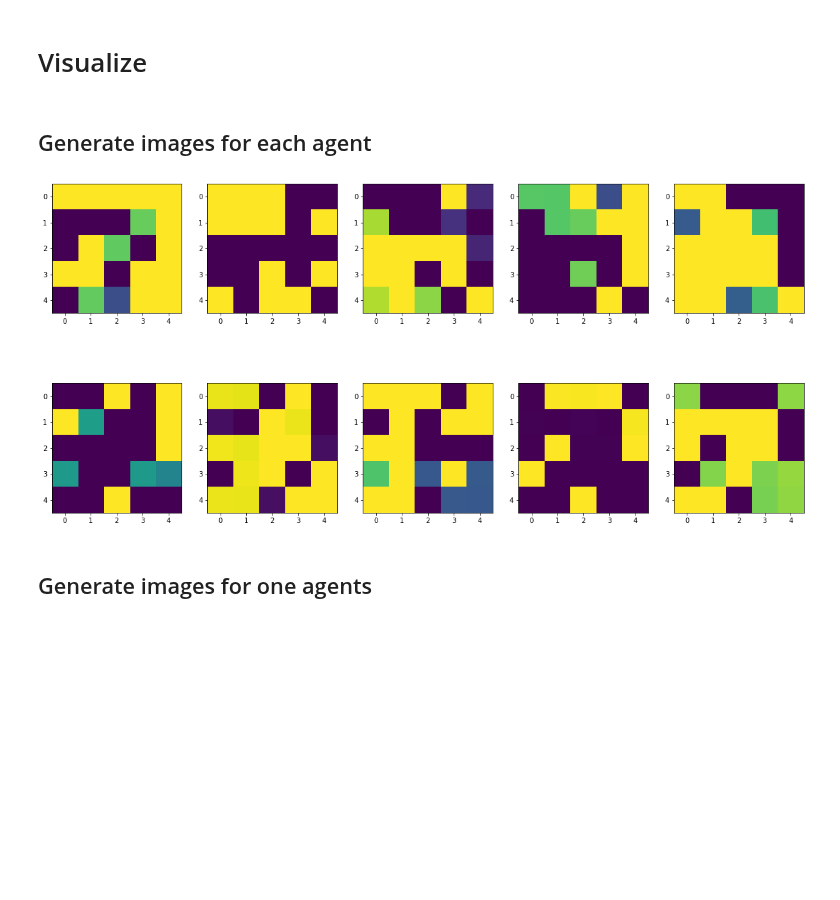
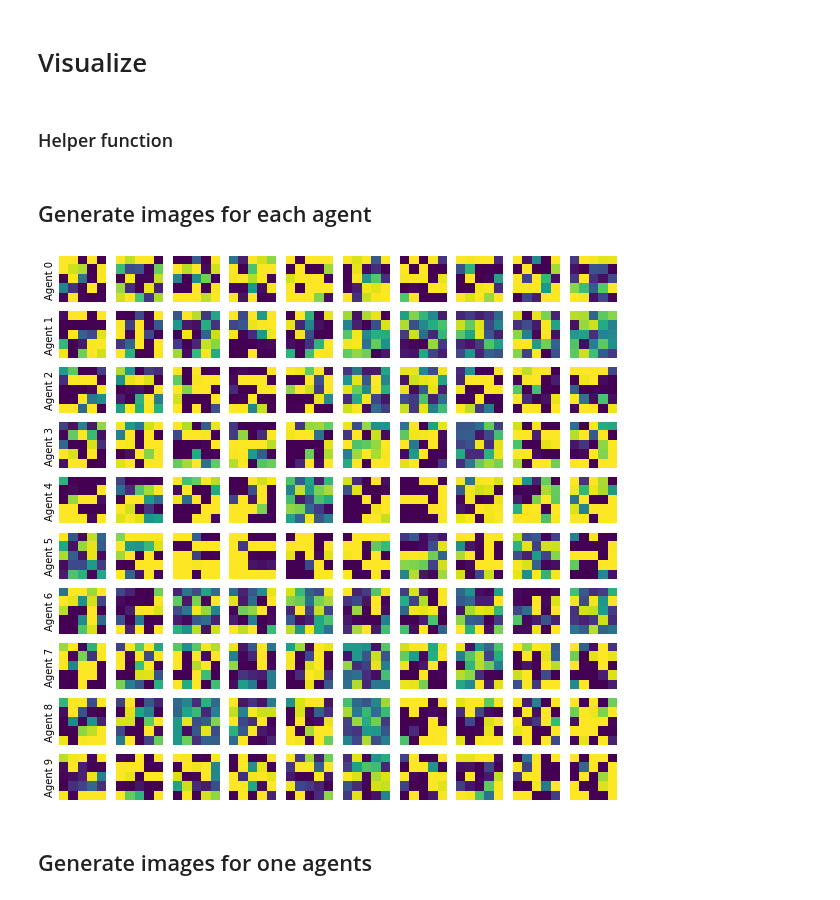
Before and after one commit to heysoos/pytorch-mnist-VAE, a Jupyter notebook: pytorch-mnist-VAE_agents.ipynb, the cells around one changed output. Saved outputs shown, nothing was run; the diff lists cells and outputs as text; code cells hidden in the pictures; blank space fills up the shorter version.

```diff
--- a/pytorch-mnist-VAE_agents.ipynb
+++ b/pytorch-mnist-VAE_agents.ipynb
@@ -53,7 +51,7 @@ class VAE(nn.Module):
                                      nn.Linear(h_dim2, h_dim1),
                                      nn.LeakyReLU(),
                                      nn.Linear(h_dim1, x_dim),
-                                     nn.Sigmoid())
+                                     nn.Tanh())
 
         self.decoder_params = list(self.decoder_net.parameters())
 
@@ -80,7 +78,8 @@ class VAE(nn.Module):
         return self.decoder_net(z) # torch.sigmoid(self.fc6(h))
 
     def forward(self, x):
-        mu, log_var = self.encoder(x.view(-1, 25))
+#         mu, log_var = self.encoder(x.view(-1, 25))
+        mu, log_var = self.encoder(x)
         z = self.sampling(mu, log_var)
         return self.decoder(z), mu, log_var
 
@@ -227,12 +219,0 @@ def train(epoch):
-# %%
-# loss = []
-for epoch in range(1, 500):
-    loss.append(train(epoch))
-#     test()
-
-s_loss = [l[0] for l in loss]
-l_loss = [l[1] for l in loss]
-
-plt.plot(s_loss, label='speaker')
-plt.plot(l_loss, label='listener')
-plt.legend()
@@ -256,0 +220,2 @@ plt.legend()
+# %%
+reducer = umap.UMAP()
@@ -257,11 +301,32 @@ plt.legend()
 # %% [markdown]
 # Visualize
+# %% [markdown]
+### Helper function
+# %%
+def ax_imshow_simple(ax):
+    # make xaxis invisibel
+    ax.xaxis.set_visible(False)
+    # make spines (the box) invisible
+    plt.setp(ax.spines.values(), visible=False)
+    # remove ticks and labels for the left axis
+    ax.tick_params(left=False, labelleft=False)
+    #remove background patch (only needed for non-white background)
+    ax.patch.set_visible(False)
 # %% [markdown]
 ## Generate images for each agent
 # %%
-fig, axs = plt.subplots(2, 5, figsize=(20, 10))
+numExamples = 10
+
+fig, axs = plt.subplots(len(agents), numExamples, figsize=(numExamples, len(agents)))
 
 for i, ax in enumerate(axs.flatten()):
-    ax.imshow(agents[i].generate_signal().cpu().detach().reshape(5,5))
+    a_i = int(i/numExamples)
+    ax.imshow(agents[a_i].generate_signal().cpu().detach().reshape(res, res), vmin=-1, vmax=1)
+    # ax.set_axis_off()
+    ax_imshow_simple(ax)
+    if not i % len(agents):
+        ax.set_ylabel(f'Agent {a_i}')
+
+plt.show()
 # %% [output]
-[figure, old version]
+[figure, new version]
```
Also changed, not shown: parts of 20 cells of this notebook.
